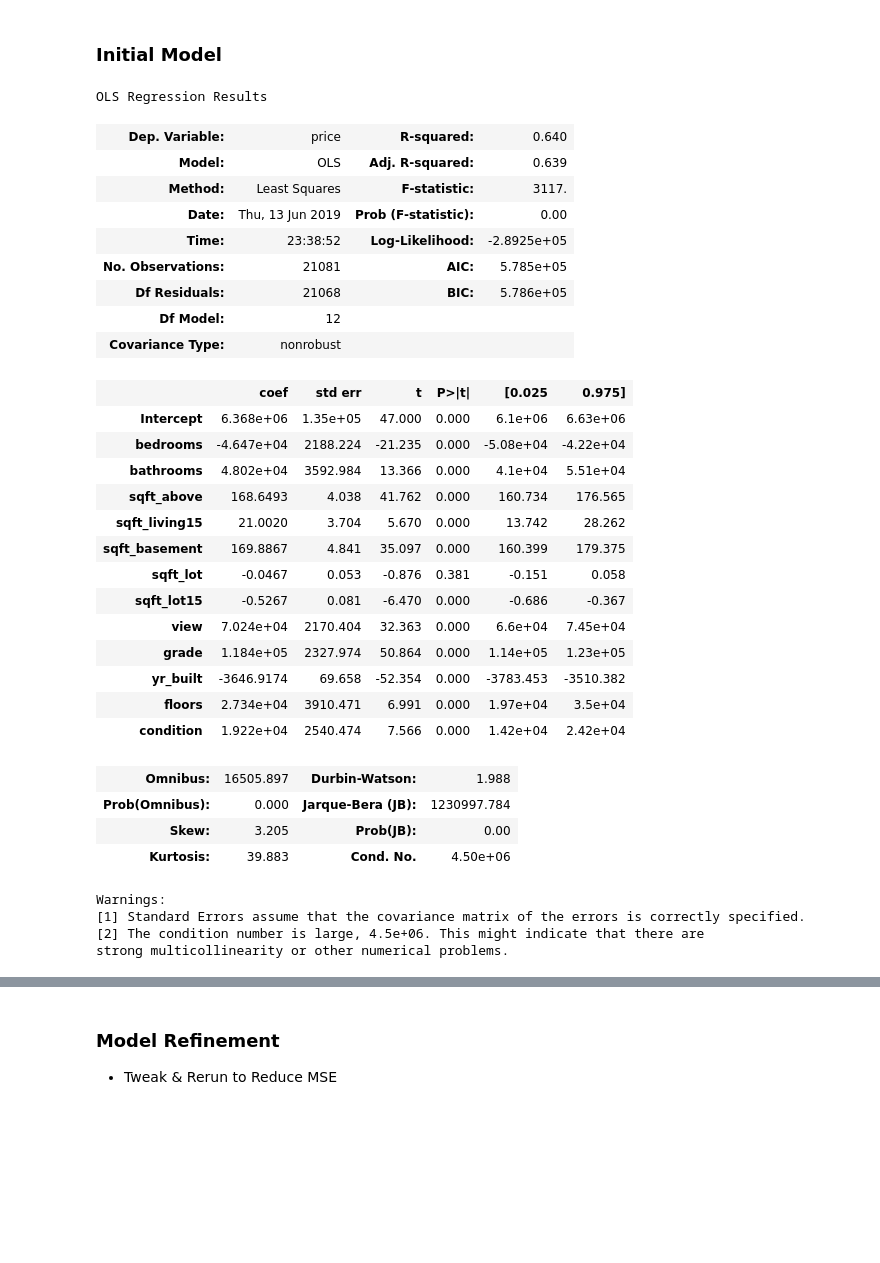
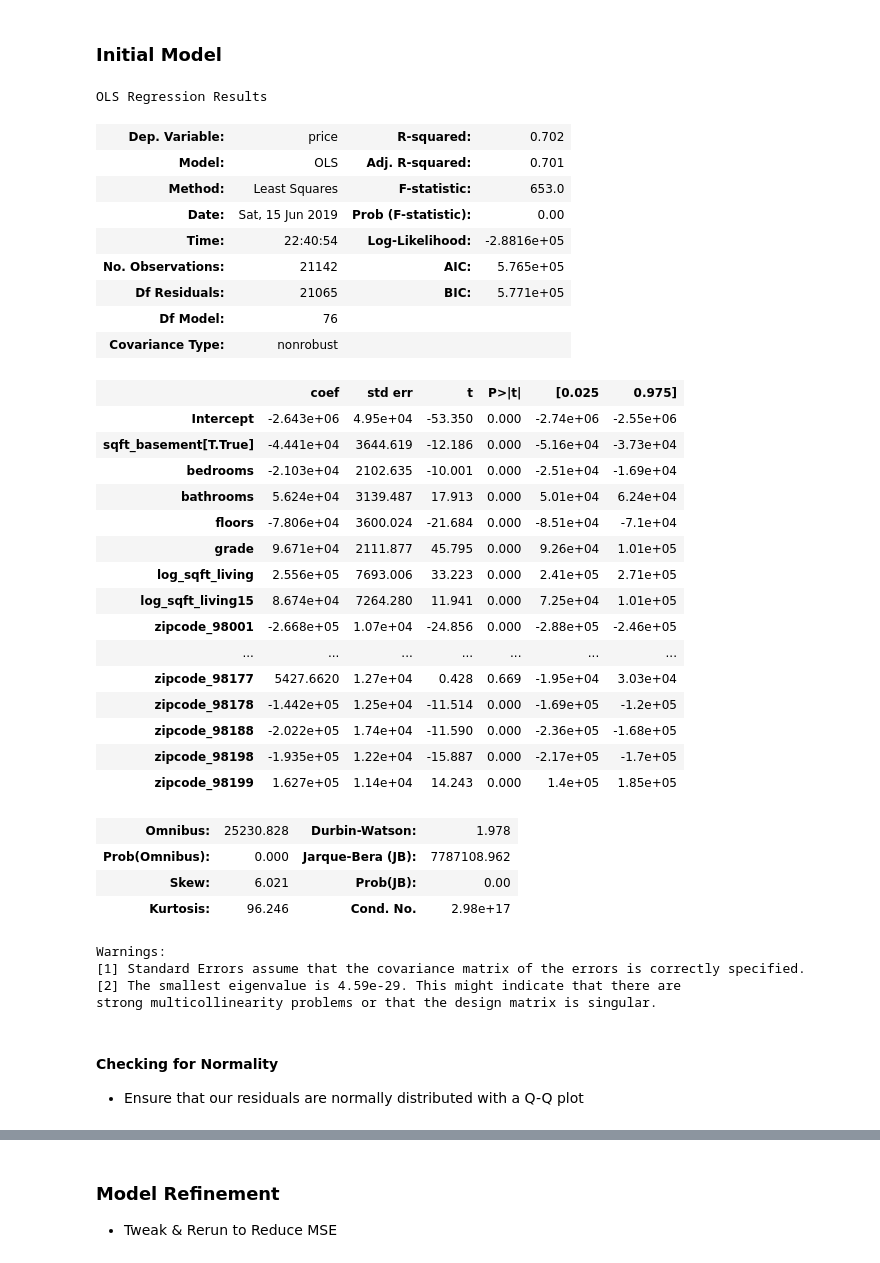
Before and after one commit to taramullin/dsc-1-final-project-online-ds-pt-041519, a Jupyter notebook: student.ipynb, the cells around one changed output, grey strips where cells are left out. Saved outputs shown, nothing was run; the diff lists cells and outputs as text; code cells hidden in the pictures; blank space fills up the shorter version.

Commit message:
log transform first model

```diff
--- a/student.ipynb
+++ b/student.ipynb
@@ -572,0 +741,2 @@ Conclusions:
+# %%
+features = pd.concat([features, features_log], axis=1)
@@ -572,0 +762,7 @@ Conclusions:
+# %%
+df_model_1 = pd.DataFrame([])
+price = df['price']
+df_model_1 = pd.concat([price, features], axis=1)
+df_model_1 = df_model_1.drop("sqft_living", axis =1)
+df_model_1 = df_model_1.drop("sqft_living15", axis =1)
+df_model_1.head()
@@ -573,3 +795,5 @@ Conclusions:
+# %%
+df_model_1 = pd.get_dummies(df_model_1)
 # %% [markdown]
 ## Predictive Modeling
 
@@ -584,41 +803,50 @@ x_cols = ['bedrooms', 'bathrooms', 'sqft_above', 'sqft_living15', 'sqft_basement
+# %%
+#Define the problem
+outcome = 'price'
+predictors = df_model_1.drop('price', axis=1)
 # %%
 from statsmodels.formula.api import ols
 # %%
 #fitting model
-predictors = '+'.join(x_cols)
+predictors = '+'.join(predictors)
 formula = outcome + "~" + predictors
-model = ols(formula=formula, data=df).fit()
-model.summary()
+model_1 = ols(formula=formula, data=df_model_1).fit()
+model_1.summary()
 # %% [output]
 OLS Regression Results
-| Dep. Variable: | price | R-squared: | 0.640 |
-| Model: | OLS | Adj. R-squared: | 0.639 |
-| Method: | Least Squares | F-statistic: | 3117. |
-| Date: | Thu, 13 Jun 2019 | Prob (F-statistic): | 0.00 |
-| Time: | 23:38:52 | Log-Likelihood: | -2.8925e+05 |
-| No. Observations: | 21081 | AIC: | 5.785e+05 |
-| Df Residuals: | 21068 | BIC: | 5.786e+05 |
-| Df Model: | 12 |  |  |
+| Dep. Variable: | price | R-squared: | 0.702 |
+| Model: | OLS | Adj. R-squared: | 0.701 |
+| Method: | Least Squares | F-statistic: | 653.0 |
+| Date: | Sat, 15 Jun 2019 | Prob (F-statistic): | 0.00 |
+| Time: | 22:40:54 | Log-Likelihood: | -2.8816e+05 |
+| No. Observations: | 21142 | AIC: | 5.765e+05 |
+| Df Residuals: | 21065 | BIC: | 5.771e+05 |
+| Df Model: | 76 |  |  |
 | Covariance Type: | nonrobust |  |  |
 |  | coef | std err | t | P>|t| | [0.025 | 0.975] |
-| Intercept | 6.368e+06 | 1.35e+05 | 47.000 | 0.000 | 6.1e+06 | 6.63e+06 |
-| bedrooms | -4.647e+04 | 2188.224 | -21.235 | 0.000 | -5.08e+04 | -4.22e+04 |
-| bathrooms | 4.802e+04 | 3592.984 | 13.366 | 0.000 | 4.1e+04 | 5.51e+04 |
-| sqft_above | 168.6493 | 4.038 | 41.762 | 0.000 | 160.734 | 176.565 |
-| sqft_living15 | 21.0020 | 3.704 | 5.670 | 0.000 | 13.742 | 28.262 |
-| sqft_basement | 169.8867 | 4.841 | 35.097 | 0.000 | 160.399 | 179.375 |
-| sqft_lot | -0.0467 | 0.053 | -0.876 | 0.381 | -0.151 | 0.058 |
-| sqft_lot15 | -0.5267 | 0.081 | -6.470 | 0.000 | -0.686 | -0.367 |
-| view | 7.024e+04 | 2170.404 | 32.363 | 0.000 | 6.6e+04 | 7.45e+04 |
-| grade | 1.184e+05 | 2327.974 | 50.864 | 0.000 | 1.14e+05 | 1.23e+05 |
-| yr_built | -3646.9174 | 69.658 | -52.354 | 0.000 | -3783.453 | -3510.382 |
-| floors | 2.734e+04 | 3910.471 | 6.991 | 0.000 | 1.97e+04 | 3.5e+04 |
-| condition | 1.922e+04 | 2540.474 | 7.566 | 0.000 | 1.42e+04 | 2.42e+04 |
+| Intercept | -2.643e+06 | 4.95e+04 | -53.350 | 0.000 | -2.74e+06 | -2.55e+06 |
+| sqft_basement[T.True] | -4.441e+04 | 3644.619 | -12.186 | 0.000 | -5.16e+04 | -3.73e+04 |
+| bedrooms | -2.103e+04 | 2102.635 | -10.001 | 0.000 | -2.51e+04 | -1.69e+04 |
+| bathrooms | 5.624e+04 | 3139.487 | 17.913 | 0.000 | 5.01e+04 | 6.24e+04 |
+| floors | -7.806e+04 | 3600.024 | -21.684 | 0.000 | -8.51e+04 | -7.1e+04 |
+| grade | 9.671e+04 | 2111.877 | 45.795 | 0.000 | 9.26e+04 | 1.01e+05 |
+| log_sqft_living | 2.556e+05 | 7693.006 | 33.223 | 0.000 | 2.41e+05 | 2.71e+05 |
+| log_sqft_living15 | 8.674e+04 | 7264.280 | 11.941 | 0.000 | 7.25e+04 | 1.01e+05 |
+| zipcode_98001 | -2.668e+05 | 1.07e+04 | -24.856 | 0.000 | -2.88e+05 | -2.46e+05 |
+| ... | ... | ... | ... | ... | ... | ... |
+| zipcode_98177 | 5427.6620 | 1.27e+04 | 0.428 | 0.669 | -1.95e+04 | 3.03e+04 |
+| zipcode_98178 | -1.442e+05 | 1.25e+04 | -11.514 | 0.000 | -1.69e+05 | -1.2e+05 |
+| zipcode_98188 | -2.022e+05 | 1.74e+04 | -11.590 | 0.000 | -2.36e+05 | -1.68e+05 |
+| zipcode_98198 | -1.935e+05 | 1.22e+04 | -15.887 | 0.000 | -2.17e+05 | -1.7e+05 |
+| zipcode_98199 | 1.627e+05 | 1.14e+04 | 14.243 | 0.000 | 1.4e+05 | 1.85e+05 |
-| Omnibus: | 16505.897 | Durbin-Watson: | 1.988 |
-| Prob(Omnibus): | 0.000 | Jarque-Bera (JB): | 1230997.784 |
-| Skew: | 3.205 | Prob(JB): | 0.00 |
-| Kurtosis: | 39.883 | Cond. No. | 4.50e+06 |
+| Omnibus: | 25230.828 | Durbin-Watson: | 1.978 |
+| Prob(Omnibus): | 0.000 | Jarque-Bera (JB): | 7787108.962 |
+| Skew: | 6.021 | Prob(JB): | 0.00 |
+| Kurtosis: | 96.246 | Cond. No. | 2.98e+17 |
 Warnings:
 [1] Standard Errors assume that the covariance matrix of the errors is correctly specified.
-[2] The condition number is large, 4.5e+06. This might indicate that there are
-strong multicollinearity or other numerical problems.
+[2] The smallest eigenvalue is 4.59e-29. This might indicate that there are
+strong multicollinearity problems or that the design matrix is singular.
+# %% [markdown]
+#### Checking for Normality
+* Ensure that our residuals are normally distributed with a Q-Q plot
```
Also changed, not shown: parts of 60 cells of this notebook.
